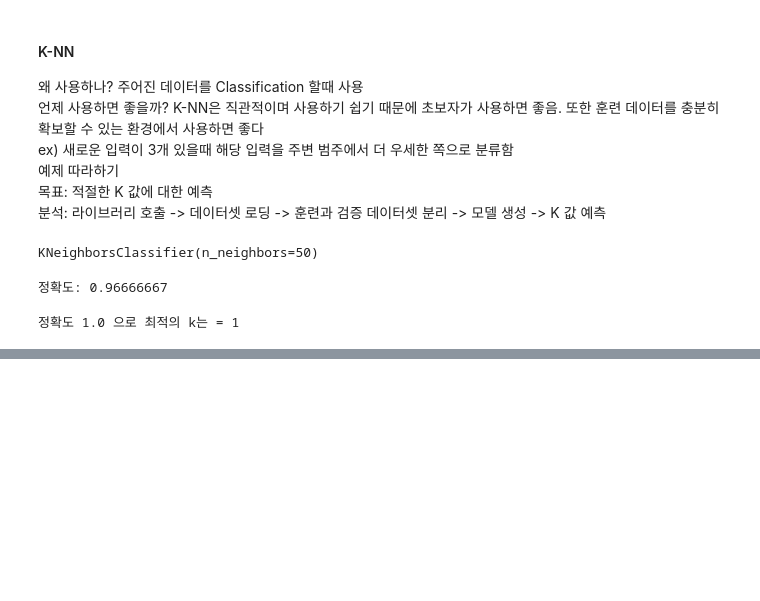
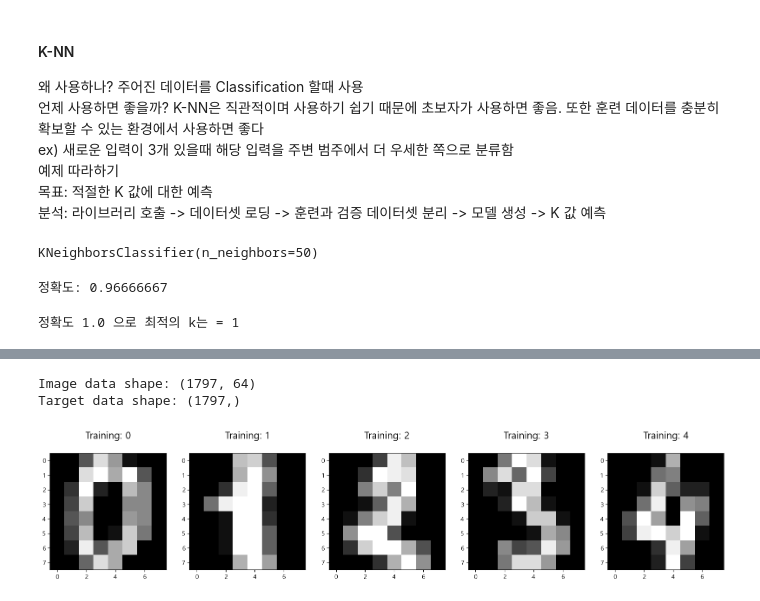
Before and after one commit to DelosIndustry/PYTORCH_STUDY, a Jupyter notebook: ch03/ch03.ipynb, the cells around one changed output, grey strips where cells are left out. Cells and saved outputs as stored; diff of their text form; code cells hidden in the pictures; blank space fills up the shorter version.

```diff
--- a/ch03/ch03.ipynb
+++ b/ch03/ch03.ipynb
@@ -52,0 +274,21 @@ print("정확도", max_acc, "으로 최적의 k는 =", k+1)
+# %%
+%matplotlib inline
+from sklearn.datasets import load_digits
+digits = load_digits()
+
+print('Image data shape:', digits.data.shape)
+print('Target data shape:', digits.target.shape)
+# %% [output]
+Image data shape: (1797, 64)
+Target data shape: (1797,)
+# %%
+import numpy as np
+import matplotlib.pyplot as plt
+
+plt.figure(figsize=(20, 4))
+for index, (image, label) in enumerate(zip(digits.data[0:5], digits.target[0:5])):
+    plt.subplot(1, 5, index + 1)
+    plt.imshow(image.reshape(8, 8), cmap=plt.cm.gray)
+    plt.title('Training: %i\n' % label, fontsize=16)
+# %% [output]
+[figure, added]
```
Also changed, not shown: parts of 23 cells of this notebook, 2 other files.
